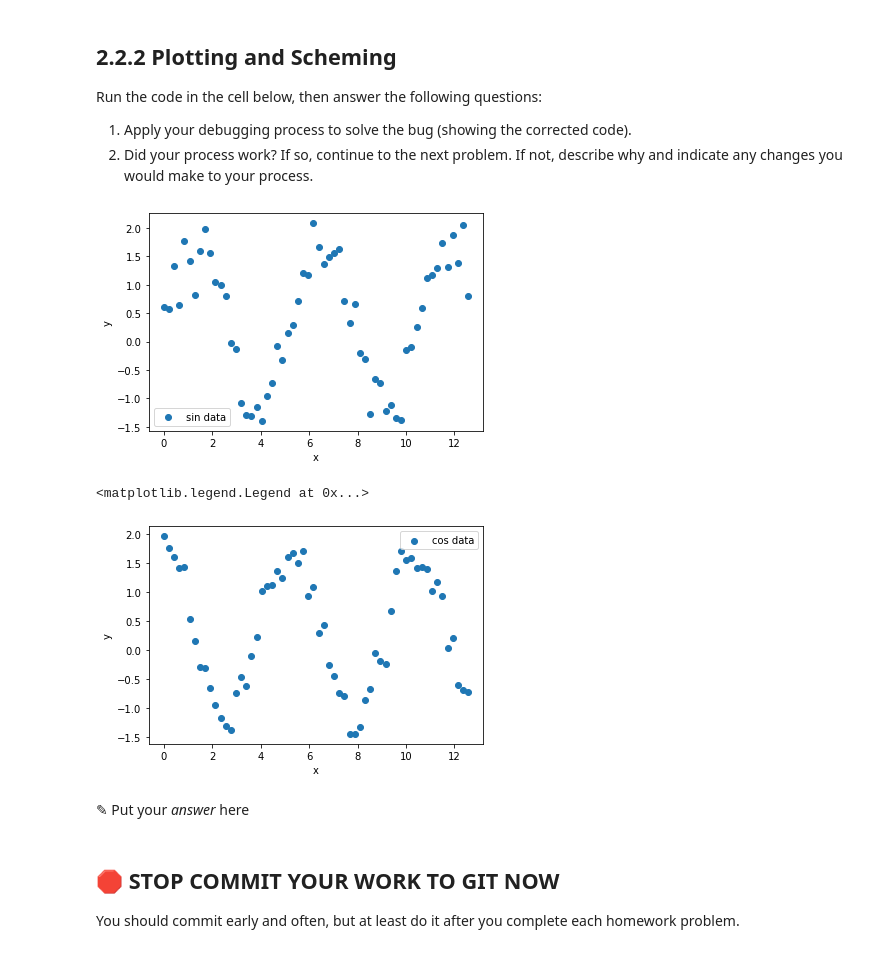
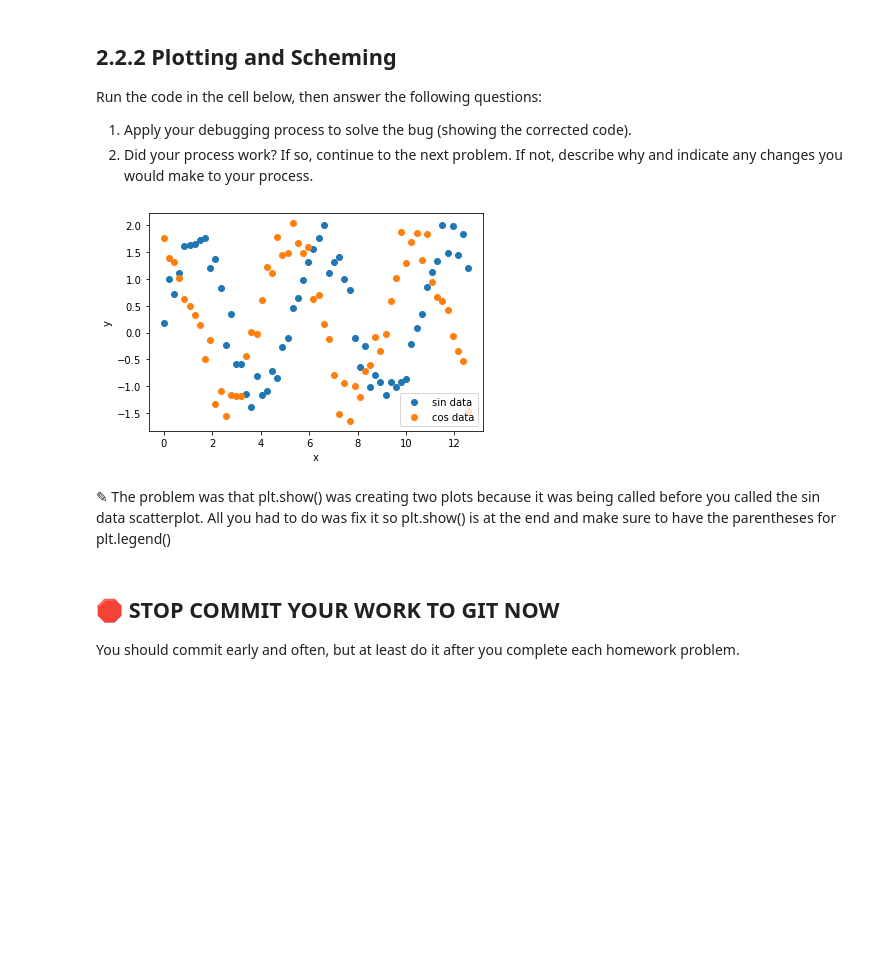
Before and after one commit to lpereiras17/hw_repository_cmse202, a Jupyter notebook: HW1_S23-Leo_Pereira .ipynb, the cells around one changed output. Saved outputs shown, nothing was run; the diff lists cells and outputs as text; code cells hidden in the pictures; blank space fills up the shorter version.

```diff
--- a/HW1_S23-Leo_Pereira .ipynb
+++ b/HW1_S23-Leo_Pereira .ipynb
@@ -181,35 +188,28 @@ Run the code in the cell below, then answer the following questions:
 # %%
 # code to plot two randomly generated data sets (sin and cos) on one plot
 
 import matplotlib.pyplot as plt
 import numpy as np
 
 # generate some x data: sixty data points from 0 to 4π
 x_sin = np.linspace(0,4*np.pi,60)
 
 # generate some y data: 1.5 * sin(1.2x + 0.5)
 # we add the np.random.normal(0.25,.25,60) at the end to add some randomness to the data
 y_sin = 1.5 * np.sin(1.2 * x_sin) + np.random.normal(.25,.25,60)
 
 y_cos = 1.5 * np.cos(1.2 * x_sin) + np.random.normal(.25,.25,60)
 # plot our data
 plt.scatter(x_sin, y_sin, label = "sin data")
-plt.xlabel('x')
-plt.ylabel('y')
-plt.legend()
-
-
-plt.show()
 plt.scatter(x_sin, y_cos, label = "cos data")
 plt.xlabel('x')
 plt.ylabel('y')
 plt.legend()
+plt.show()
 # %% [output]
-[figure, old version]
+[figure, new version]
-<matplotlib.legend.Legend at 0x...>
-[figure, removed]
-# %% [markdown]
-<font size=+3>&#9998;</font> Put your *answer* here
+# %% [markdown]
+<font size=+3>&#9998;</font> The problem was that plt.show() was creating two plots because it was being called before you called the sin data scatterplot. All you had to do was fix it so plt.show() is at the end and make sure to have the parentheses for plt.legend()
 # %% [markdown]
 ## &#128721; STOP **COMMIT YOUR WORK TO GIT NOW**
 
```
Also changed, not shown: parts of 9 cells of this notebook.
